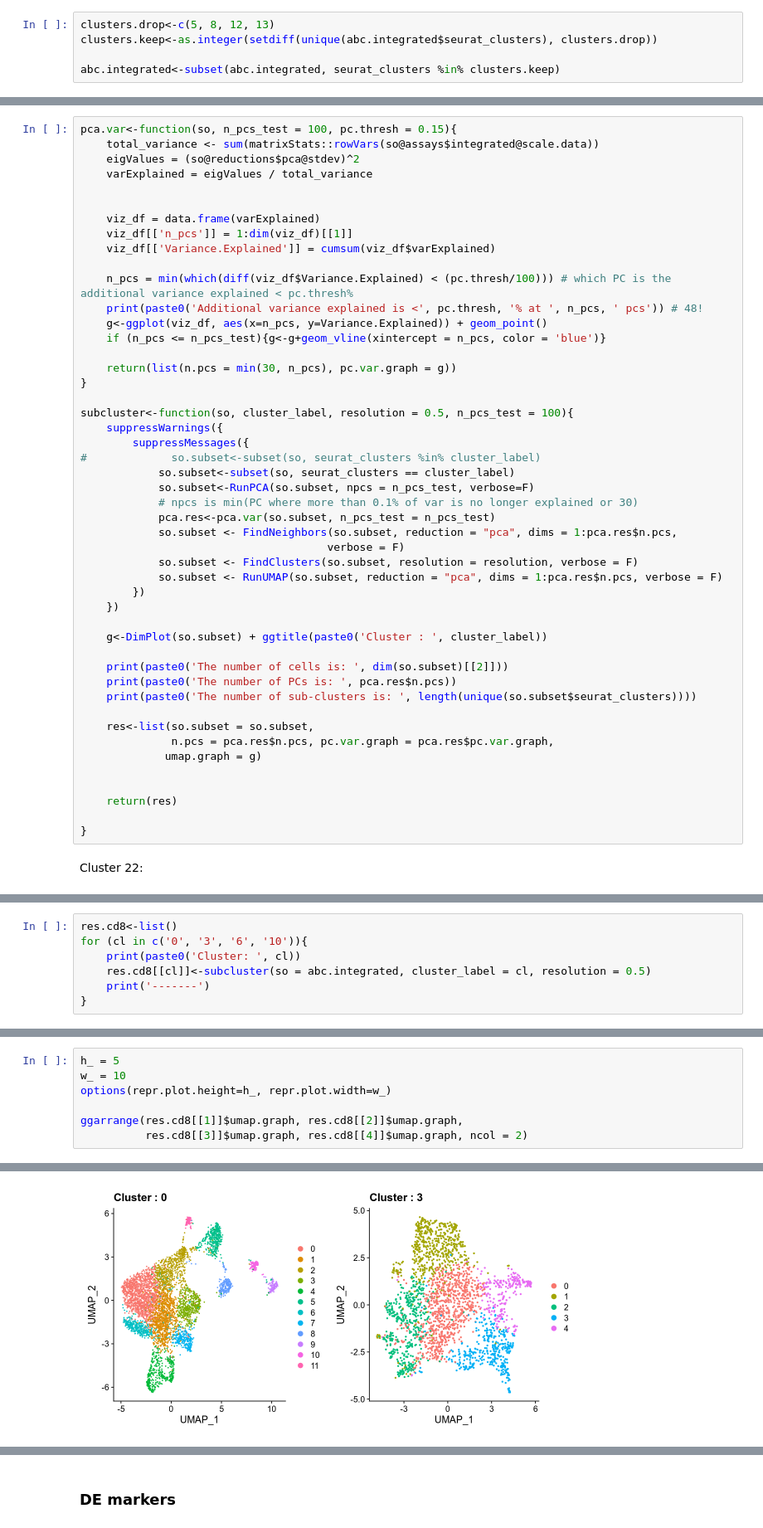
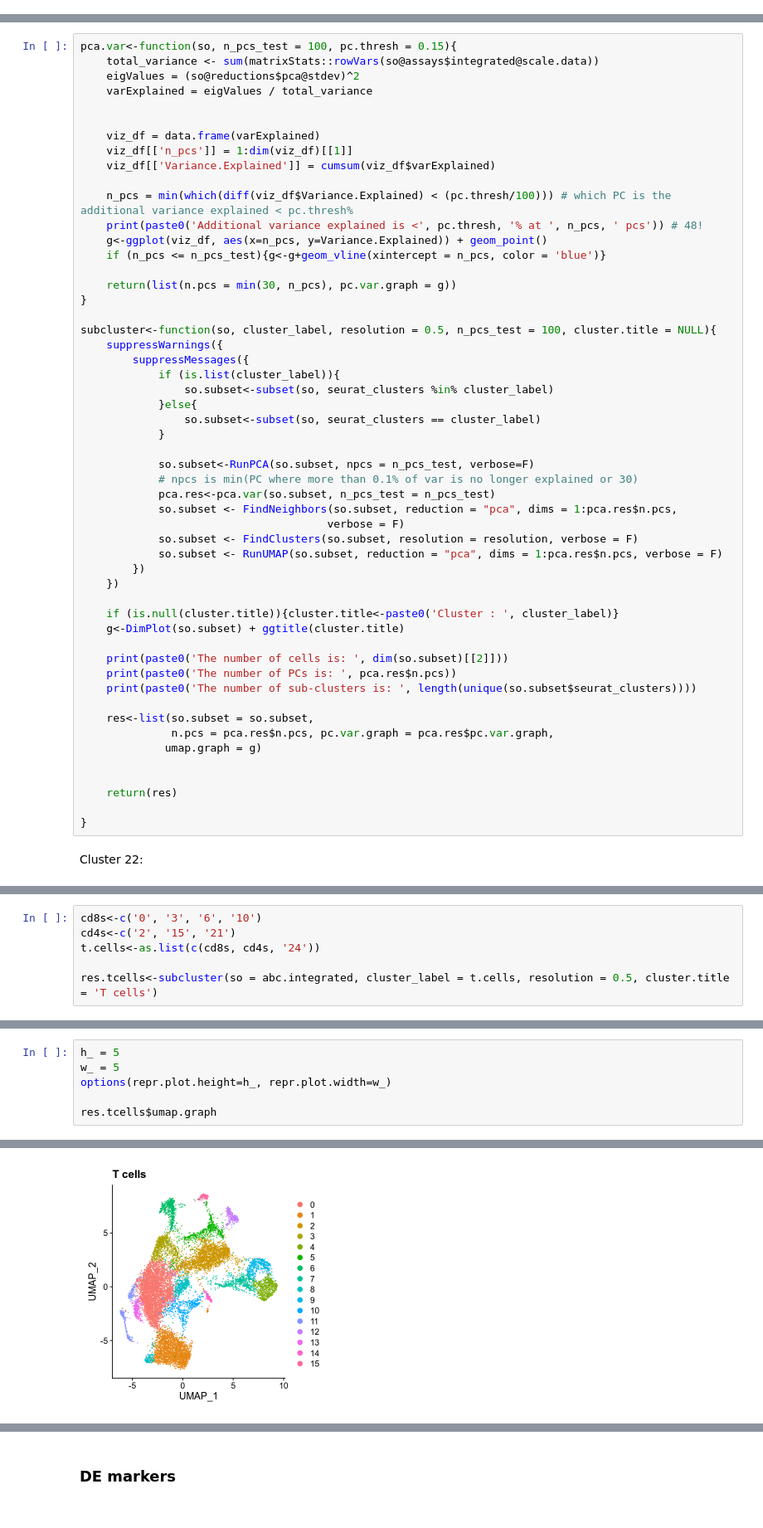
Before and after one commit to hmbaghdassarian/norcross_abc, a Jupyter notebook: notebooks/01_process_data/01Bii_CellType_Annotation_round2.ipynb, the cells around one changed output, grey strips where cells are left out. Shown at 83% size. Cells and saved outputs as stored; diff of their text form.

Commit message:
subclustering with grouping Tcells together

```diff
--- a/notebooks/01_process_data/01Bii_CellType_Annotation_round2.ipynb
+++ b/notebooks/01_process_data/01Bii_CellType_Annotation_round2.ipynb
@@ -133,5 +23,0 @@ It seems that clusters 5, 8, 12 and 13, which lie near each other in UMAP space,
-# %%
-clusters.drop<-c(5, 8, 12, 13)
-clusters.keep<-as.integer(setdiff(unique(abc.integrated$seurat_clusters), clusters.drop))
-
-abc.integrated<-subset(abc.integrated, seurat_clusters %in% clusters.keep)
@@ -173,11 +60,15 @@ pca.var<-function(so, n_pcs_test = 100, pc.thresh = 0.15){
     return(list(n.pcs = min(30, n_pcs), pc.var.graph = g))
 }
 
-subcluster<-function(so, cluster_label, resolution = 0.5, n_pcs_test = 100){
+subcluster<-function(so, cluster_label, resolution = 0.5, n_pcs_test = 100, cluster.title = NULL){
     suppressWarnings({
         suppressMessages({
-#             so.subset<-subset(so, seurat_clusters %in% cluster_label)
-            so.subset<-subset(so, seurat_clusters == cluster_label)
+            if (is.list(cluster_label)){
+                so.subset<-subset(so, seurat_clusters %in% cluster_label)
+            }else{
+                so.subset<-subset(so, seurat_clusters == cluster_label)
+            }
+
             so.subset<-RunPCA(so.subset, npcs = n_pcs_test, verbose=F)
             # npcs is min(PC where more than 0.1% of var is no longer explained or 30)
             pca.res<-pca.var(so.subset, n_pcs_test = n_pcs_test)
@@ -188,7 +79,8 @@ subcluster<-function(so, cluster_label, resolution = 0.5, n_pcs_test = 100){
         })
     })
 
-    g<-DimPlot(so.subset) + ggtitle(paste0('Cluster : ', cluster_label))
+    if (is.null(cluster.title)){cluster.title<-paste0('Cluster : ', cluster_label)}
+    g<-DimPlot(so.subset) + ggtitle(cluster.title)
 
     print(paste0('The number of cells is: ', dim(so.subset)[[2]]))
     print(paste0('The number of PCs is: ', pca.res$n.pcs))
@@ -225,7 +113,0 @@ CD8s: clusters 0, 3, 6, 10
-# %%
-res.cd8<-list()
-for (cl in c('0', '3', '6', '10')){
-    print(paste0('Cluster: ', cl))
-    res.cd8[[cl]]<-subcluster(so = abc.integrated, cluster_label = cl, resolution = 0.5)
-    print('-------')
-}
@@ -249,0 +116,6 @@ for (cl in c('0', '3', '6', '10')){
+# %%
+cd8s<-c('0', '3', '6', '10')
+cd4s<-c('2', '15', '21')
+t.cells<-as.list(c(cd8s, cd4s, '24'))
+
+res.tcells<-subcluster(so = abc.integrated, cluster_label = t.cells, resolution = 0.5, cluster.title = 'T cells')
@@ -250,8 +127,7 @@ for (cl in c('0', '3', '6', '10')){
 # %%
 h_ = 5
-w_ = 10
+w_ = 5
 options(repr.plot.height=h_, repr.plot.width=w_)
 
-ggarrange(res.cd8[[1]]$umap.graph, res.cd8[[2]]$umap.graph,
-          res.cd8[[3]]$umap.graph, res.cd8[[4]]$umap.graph, ncol = 2)
+res.tcells$umap.graph
 # %% [output]
@@ -264 +134 @@ attr(,"class")
-[figure, old version]
+[figure, new version]
```
Also changed, not shown: parts of 49 cells of this notebook.
